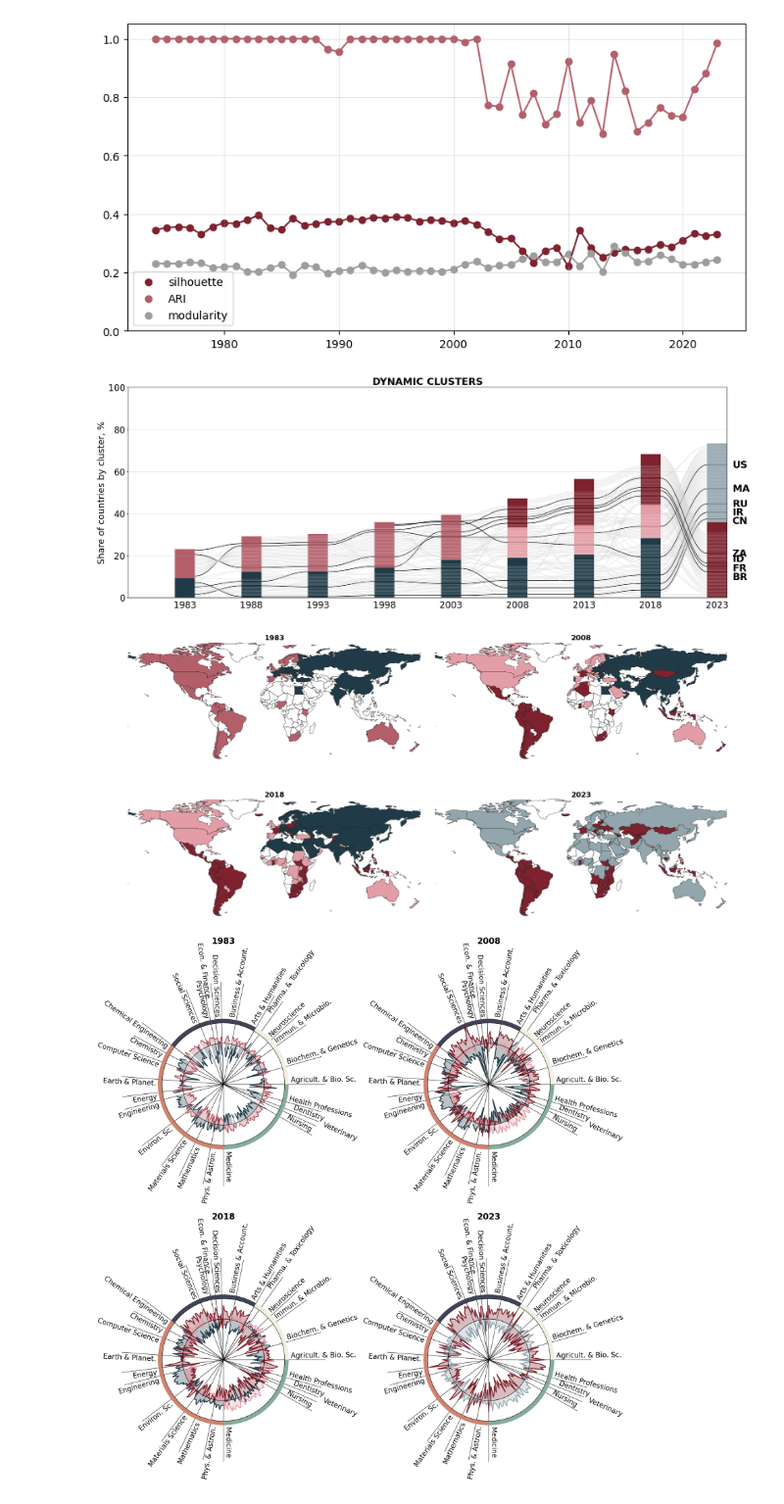
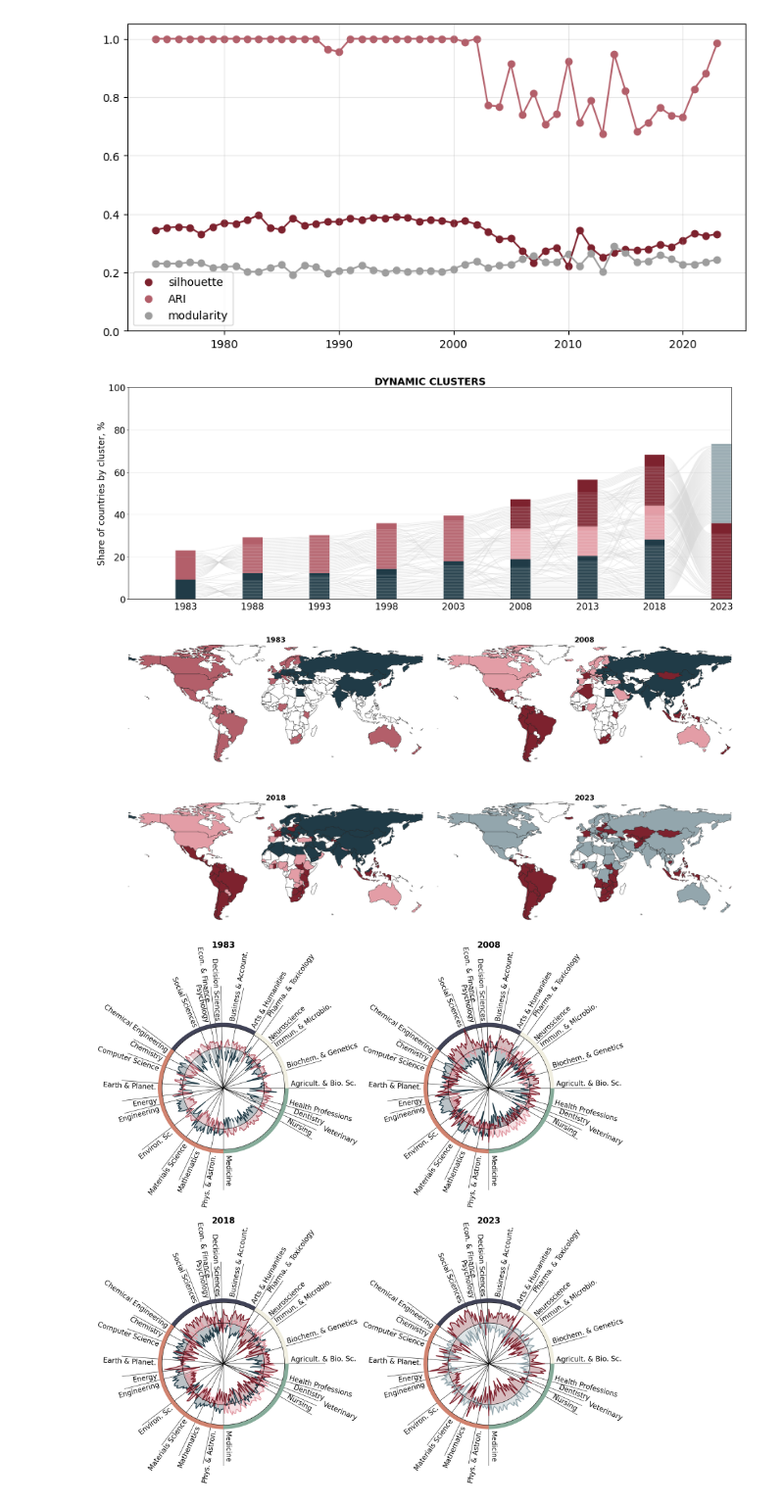
Before and after one commit to irivorobey/geoTopics, a Jupyter notebook: irina_clean/dynamic_clusters.ipynb, the cells around one changed output. Shown at 98% size. Cells and saved outputs as stored; diff of their text form; code cells hidden in the pictures.

```diff
--- a/irina_clean/dynamic_clusters.ipynb
+++ b/irina_clean/dynamic_clusters.ipynb
@@ -134,35 +134,36 @@ preprocessed = gtp.dyn_clusters_preprocess(
     year_list=year_list_10y,
     color_dict_tmp=color_dict_tmp,
 )
 
 country_info = gtp.dyn_clusters_country_info(
     preprocessed,
-    country_list=["CN", "RU", "BR", "ZA", "US", "FR", "MA", "IR", "ID"],
+    # country_list=["CN", "RU", "BR", "ZA", "US", "FR", "MA", "IR", "ID"],
+    country_list = []
 )
 
 gtp.dyn_clusters_plot(
     preprocessed,
     country_info,
     ax=ax_flow,
 )
 
 years=[1983, 2008, 2018, 2023]
 
 for i, year in enumerate(years):
     ax = fig.add_subplot(outer[2+(i // 2), i % 2])
     gtp.plot_cluster_map(
         ax=ax,
         year=year,
         df_mapping=clustering._df_mapping,
         world=world,
         df_country=df_country,
         color_dict_tmp=color_dict_tmp,
         title_fontsize=16,
     )
 
 plt.show()
 # %% [output]
-[figure, old version]
+[figure, new version]
 # %%
 fig, ((ax1, ax2), (ax3, ax4)) = plt.subplots(
     2, 2,
```
Also changed, not shown: 4 other files.
